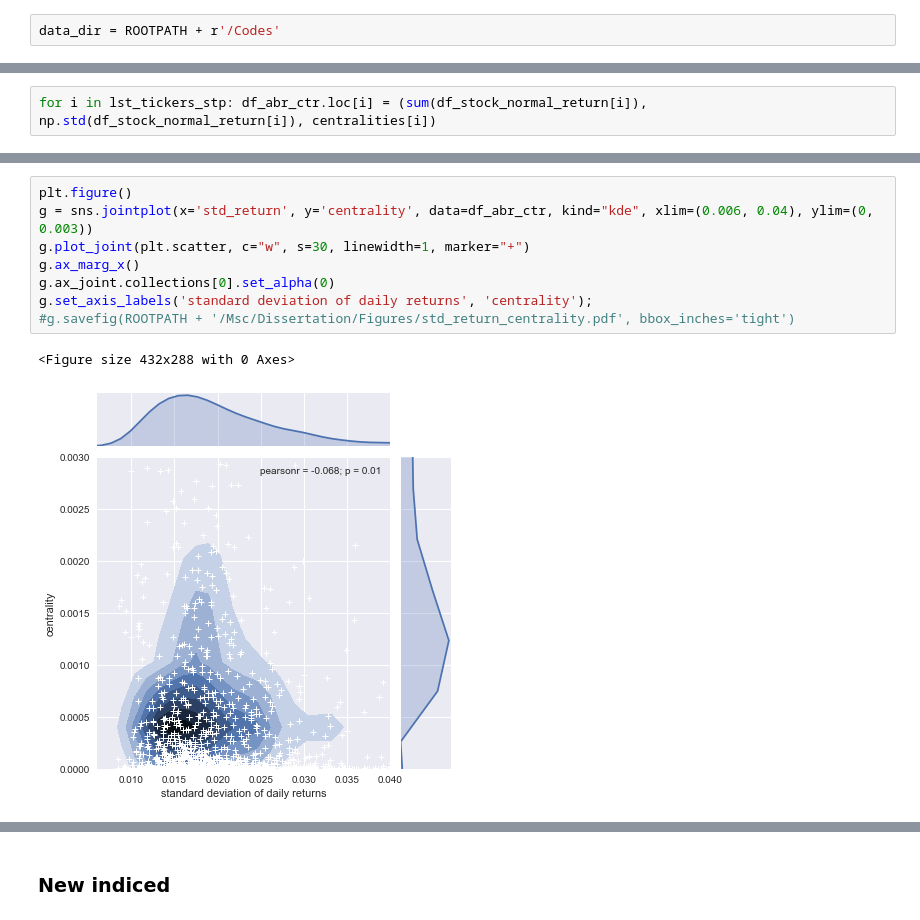
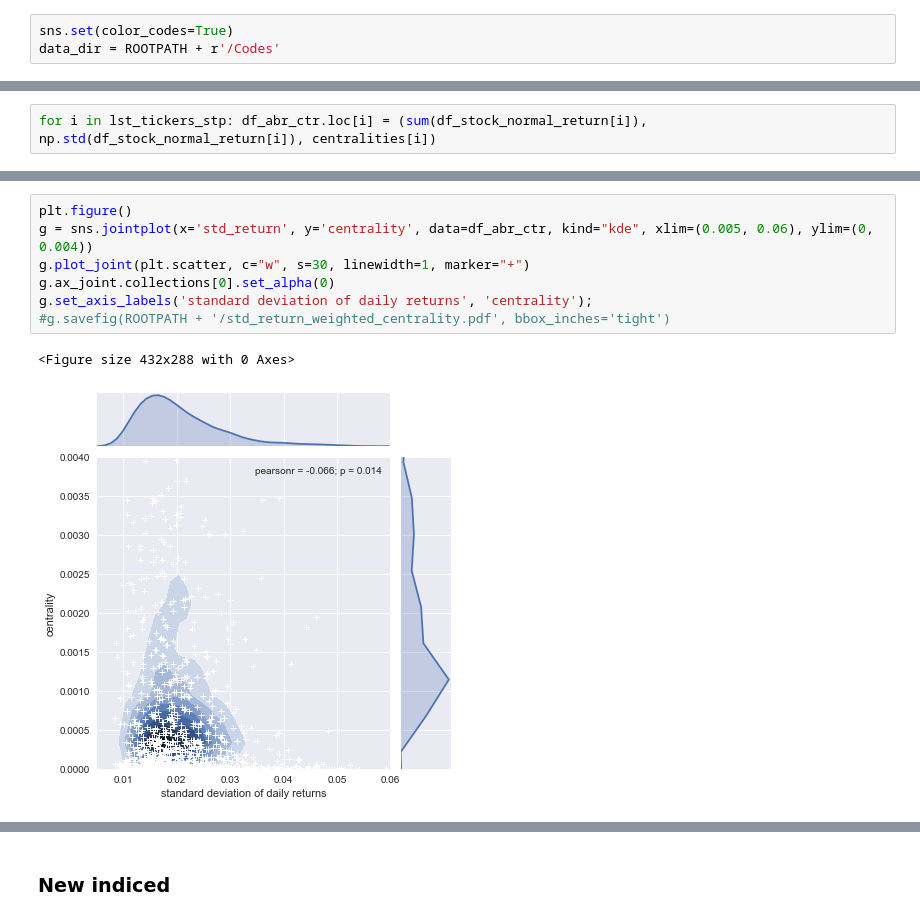
Before and after one commit to brochure/Stock-Complex-Networks, a Jupyter notebook: Codes/network_topology_analysis.ipynb, the cells around one changed output, grey strips where cells are left out. Saved outputs shown, nothing was run; the diff lists cells and outputs as text.

```diff
--- a/Codes/network_topology_analysis.ipynb
+++ b/Codes/network_topology_analysis.ipynb
@@ -32,5 +32,6 @@ from core import SendEmail, ROOTPATH, sri_SP500_log_return
 from preprocess_stocks import lst_tickers_stp, LENTCKR, LENTRGL, df_codes_and_title, DICT_STP, getIndustryCodeByStockCode
 # %%
+sns.set(color_codes=True)
 data_dir = ROOTPATH + r'/Codes'
 # %%
 # function for generating PGD
@@ -1917,12 +1894,11 @@ df_abr_ctr
 # %%
 plt.figure()
-g = sns.jointplot(x='std_return', y='centrality', data=df_abr_ctr, kind="kde", xlim=(0.006, 0.04), ylim=(0, 0.003))
+g = sns.jointplot(x='std_return', y='centrality', data=df_abr_ctr, kind="kde", xlim=(0.005, 0.06), ylim=(0, 0.004))
 g.plot_joint(plt.scatter, c="w", s=30, linewidth=1, marker="+")
-g.ax_marg_x()
 g.ax_joint.collections[0].set_alpha(0)
 g.set_axis_labels('standard deviation of daily returns', 'centrality');
-#g.savefig(ROOTPATH + '/Msc/Dissertation/Figures/std_return_centrality.pdf', bbox_inches='tight')
+#g.savefig(ROOTPATH + '/std_return_weighted_centrality.pdf', bbox_inches='tight')
 # %% [output]
 <Figure size 432x288 with 0 Axes>
-[figure, old version]
+[figure, new version]
 # %%
```
Also changed, not shown: parts of 16 cells of this notebook, 1 other file.
